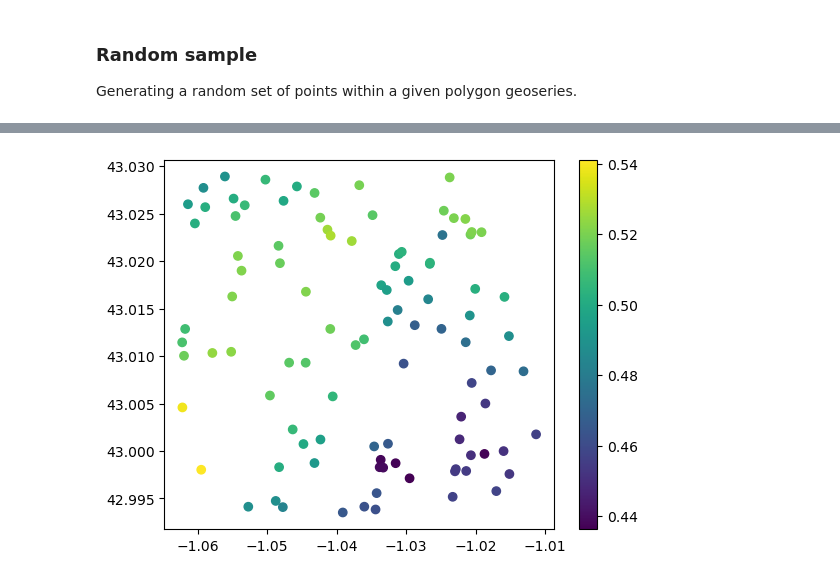
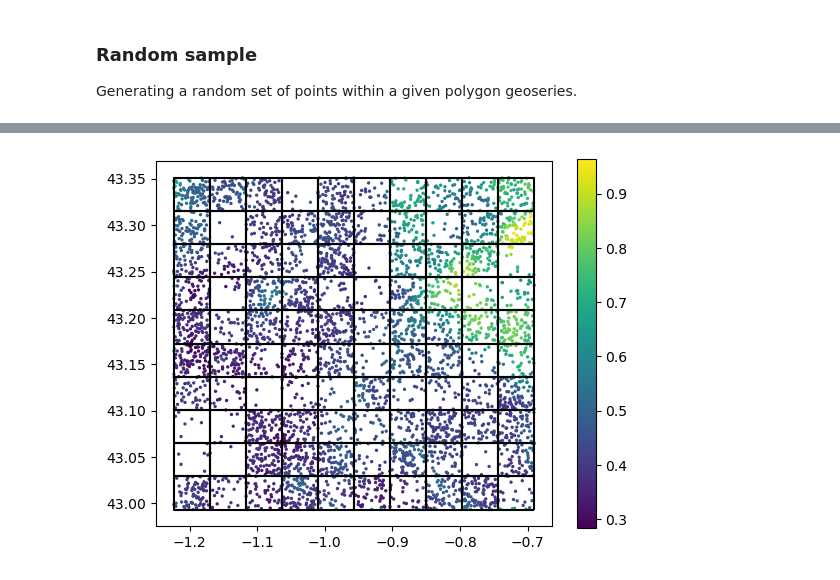
Before and after one commit to franckalbinet/trufl, a Jupyter notebook: nbs/tutorials/quick_start.ipynb, the cells around one changed output, grey strips where cells are left out. Drawn from its saved outputs; the diff is of its cells as text; code cells hidden in the pictures.

Commit message:
fix Sampler where x and y reversed + improving quick start

```diff
--- a/nbs/tutorials/quick_start.ipynb
+++ b/nbs/tutorials/quick_start.ipynb
@@ -29,7 +34,7 @@ gdf_grid.boundary.plot()
 
 Generating a random set of points within a given polygon geoseries.
 # %%
-loc_id = 30
+loc_id = 35
 n_pts = 100
 sampling_locs = gdf_grid.loc[gdf_grid.loc_id == loc_id].sample_points(n_pts)
 sampling_locs.plot(markersize=5)
@@ -45,0 +73,12 @@ gdf_samples = sampler.sample(sampling_locs)
+# %%
+sampler = Sampler(fname_raster)
+n_planned = np.random.randint(1, high=100, size=len(gdf_grid), dtype=int)
+loc_ids = gdf_grid.loc_id.values
+
+samples_t0 = []
+for loc_id, n in zip(loc_ids, n_planned):
+    sampling_locs = gdf_grid.loc[gdf_grid.loc_id == loc_id].sample_points(n)
+    gdf_samples = sampler.sample(sampling_locs)
+    samples_t0.append(gdf_samples)
+
+gdf_samples_t0 = pd.concat(samples_t0)
@@ -46,4 +101,5 @@ gdf_samples = sampler.sample(sampling_locs)
 # %%
-gdf_samples.plot(column='value', legend=True);
+ax = gdf_samples_t0.plot(column='value', s=2, legend=True)
+gdf_grid.boundary.plot(color='black', ax=ax);
 # %% [output]
-[figure, old version]
+[figure, new version]
```
Also changed, not shown: parts of 10 cells of this notebook, 6 other files.
